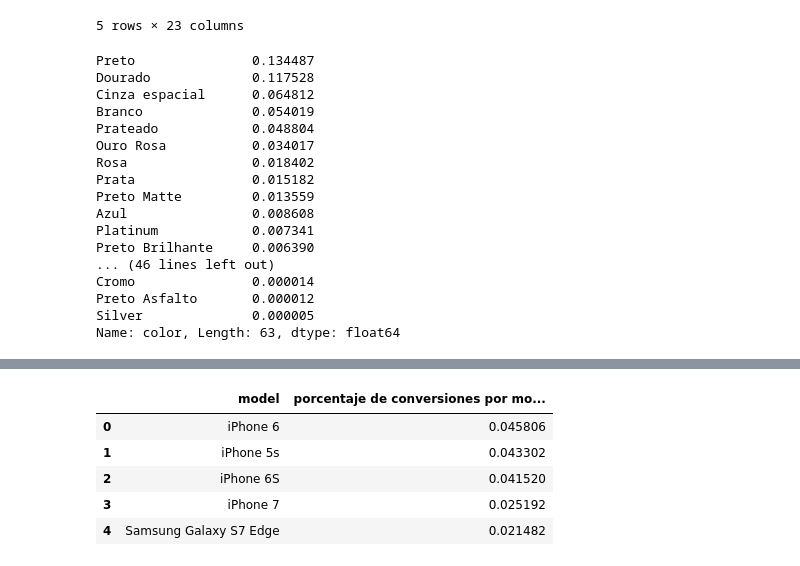
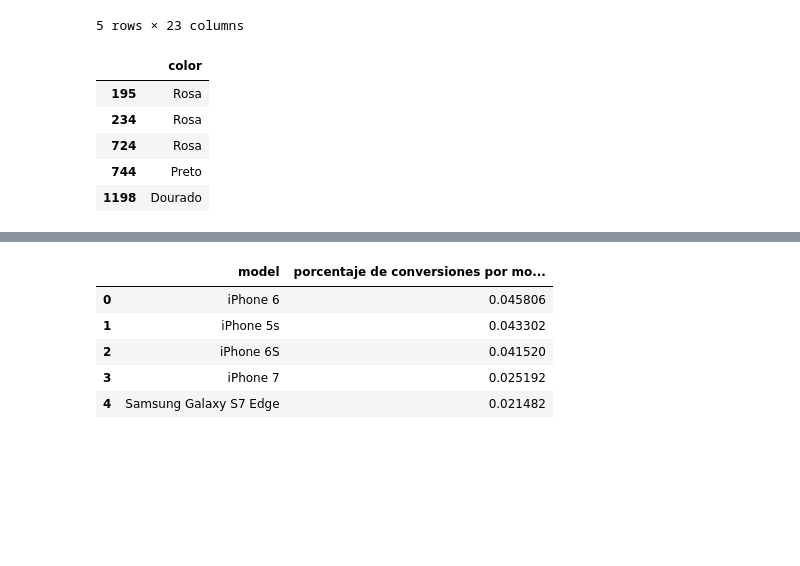
Before and after one commit to Blaz77/DatosReloaded, a Jupyter notebook: TP2/Resolucion.ipynb, the cells around one changed output, grey strips where cells are left out. Saved outputs shown, nothing was run; the diff lists cells and outputs as text; code cells hidden in the pictures; blank space fills up the shorter version.

```diff
--- a/TP2/Resolucion.ipynb
+++ b/TP2/Resolucion.ipynb
@@ -73,20 +77,11 @@ train_set.head()
+# %%
+colors.head()
+# %% [output]
+|  | color |
+| 195 | Rosa |
+| 234 | Rosa |
+| 724 | Rosa |
+| 744 | Preto |
+| 1198 | Dourado |
 # %%
-train_set['color'].value_counts()/train_set.shape[0]
+colors_convertions = pd.DataFrame(colors['color'].value_counts()/events_data.shape[0])
-# %% [output]
-Preto               0.134487
-Dourado             0.117528
-Cinza espacial      0.064812
-Branco              0.054019
-Prateado            0.048804
-Ouro Rosa           0.034017
-Rosa                0.018402
-Prata               0.015182
-Preto Matte         0.013559
-Azul                0.008608
-Platinum            0.007341
-Preto Brilhante     0.006390
-... (46 lines left out)
-Cromo               0.000014
-Preto Asfalto       0.000012
-Silver              0.000005
-Name: color, Length: 63, dtype: float64
```
Also changed, not shown: parts of 11 cells of this notebook.
